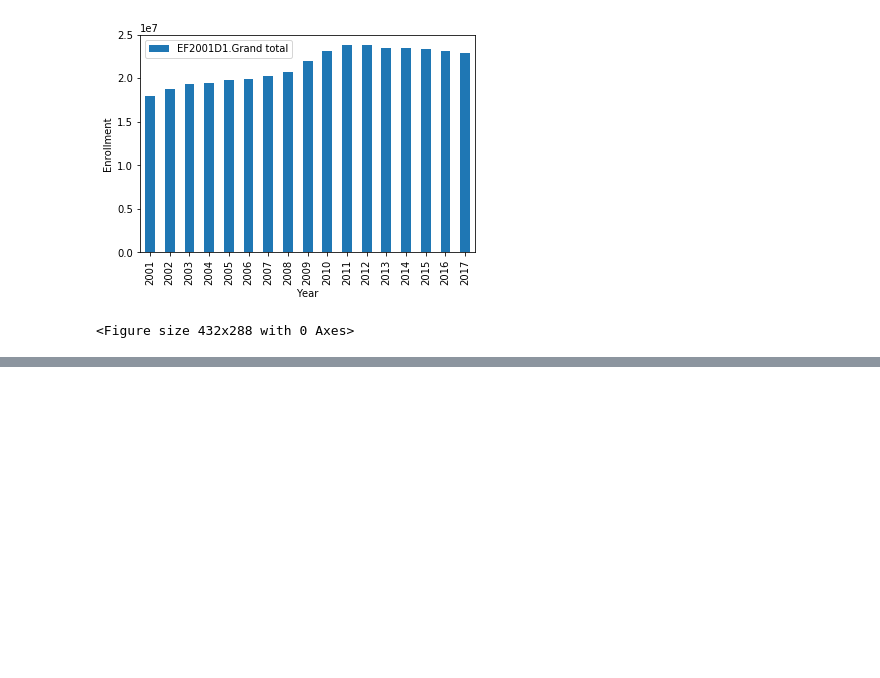
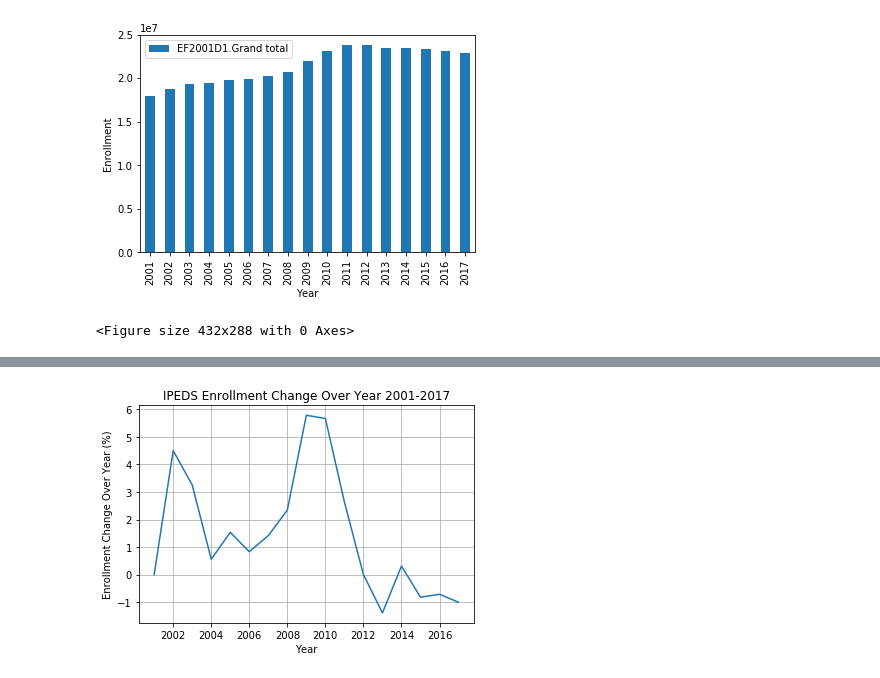
Before and after one commit to grahamb001/Project1, a Jupyter notebook: IPEDS Code.ipynb, the cells around one changed output, grey strips where cells are left out. Saved outputs shown, nothing was run; the diff lists cells and outputs as text; code cells hidden in the pictures; blank space fills up the shorter version.

```diff
--- a/IPEDS Code.ipynb
+++ b/IPEDS Code.ipynb
@@ -175,0 +170,23 @@ plt.grid()
+# %%
+#Rate of change
+#creating list for data series to calc annual change
+enrollmentRate=enrollmentByYear["EF2001D1.Grand total"]
+enrollmentRate
+
+# create list to append annual rates of change to
+enrollmentRateOfChange = []
+#calculate annual rates of change, append to empty change list created above, and create a new column for the annual change rate data
+start_rate=17965501
+#the above needs to be the first value in your list (index location 0)
+
+for rate in enrollmentRate:
+    try:
+        change=((rate/start_rate)-1)*100
+        enrollmentRateOfChange.append(change)
+        start_rate=rate
+    except:
+        print("Error happened")
+
+enrollmentByYear["Enrollment Annual Rate of Change"]=enrollmentRateOfChange
+
+enrollmentByYear
@@ -175,0 +213,11 @@ plt.grid()
+# %%
+xe=enrollmentByYear.index
+ye=enrollmentByYear["Enrollment Annual Rate of Change"]
+plt.plot(xe,ye)
+plt.plot(x_compat=True)
+plt.title("IPEDS Enrollment Change Over Year 2001-2017")
+plt.xlabel("Year")
+plt.ylabel("Enrollment Change Over Year (%)")
+plt.grid()
+# %% [output]
+[figure, added]
```
Also changed, not shown: parts of 3 cells of this notebook.
